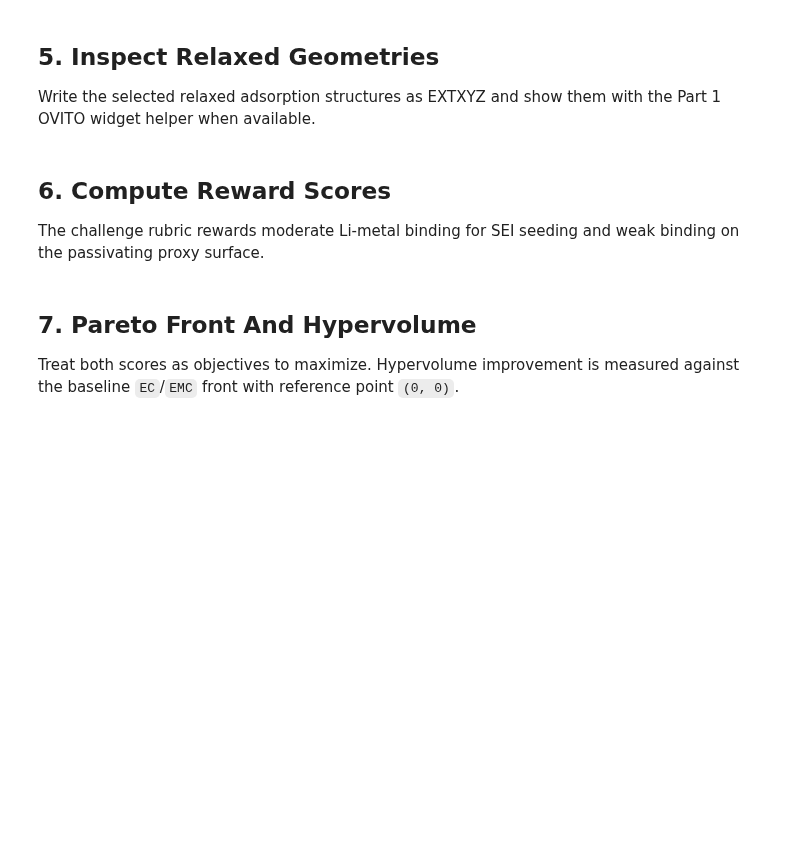
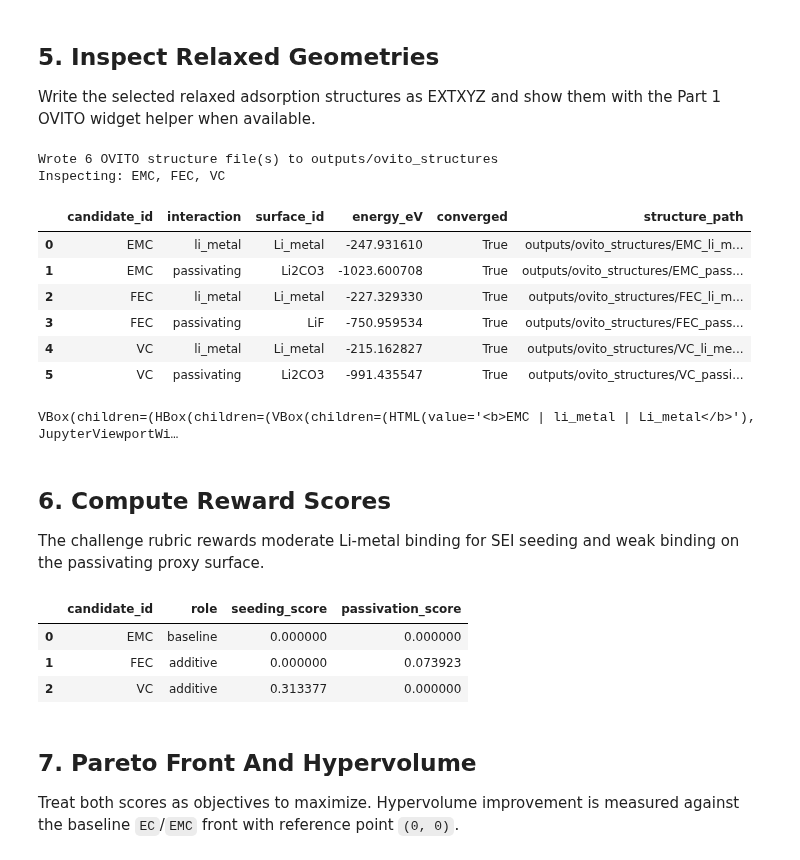
Before and after one commit to openhackathons-org/ALCHEMI-Bootcamp, a Jupyter notebook: challenge-sei/sei-pareto-challenge-solution.ipynb, the cells around one changed output. Cells and saved outputs as stored; diff of their text form; code cells hidden in the pictures; blank space fills up the shorter version.

Commit message:
update notebook markdown and limit molecule structures

```diff
--- a/challenge-sei/sei-pareto-challenge-solution.ipynb
+++ b/challenge-sei/sei-pareto-challenge-solution.ipynb
@@ -37,8 +21,9 @@ TOOLKIT_D3BJ = None
 BATCH_SIZE = 2
 
 SOLUTION_SETTINGS = {
-    "adsorption_height_A": 2.6,
-    "li_metal_adsorption_height_A": 2.1,
+    "min_adsorption_clearance_A": 1.6,
+    "vdw_height_scale": 0.66,
+    "surface_height_tolerance_A": 1.2,
     "gas_box_A": 20.0,
     "adsorption_site_limit": 3,
     "adsorption_azimuth_angles_deg": (0.0,),
@@ -46,10 +31,13 @@ SOLUTION_SETTINGS = {
     "frozen_surface_fraction": 0.5,
 }
 
-# Compact smoke-test panel. Add physical slab builders before using the full panel.
 EXAMPLE_SYSTEMS = (
     ("FEC", "li_metal"),
     ("FEC", "passivating"),
+    ("VC", "li_metal"),
+    ("VC", "passivating"),
+    ("EMC", "li_metal"),
+    ("EMC", "passivating"),
 )
 
 OUTPUT_DIR = Path("outputs")
@@ -276,22 +349,33 @@ Write the selected relaxed adsorption structures as EXTXYZ and show them with th
 # %%
 OVITO_STRUCTURE_DIR = OUTPUT_DIR / "ovito_structures"
 inspection_df = write_ovito_inspection_structures(combined_results, output_dir=OVITO_STRUCTURE_DIR)
 INSPECT_CANDIDATE_IDS = choose_inspection_candidates(binding_df)
 
 print(f"Wrote {len(inspection_df)} OVITO structure file(s) to {OVITO_STRUCTURE_DIR}")
 print("Inspecting:", ", ".join(INSPECT_CANDIDATE_IDS))
 display(inspection_df[inspection_df["candidate_id"].isin(INSPECT_CANDIDATE_IDS)])
 
 try:
     display_widgets_grid(
         inspection_widget_rows(inspection_df, INSPECT_CANDIDATE_IDS),
         width="390px",
         height="310px",
-        show_cell=True,
+        show_cell=False,
     )
 except Exception as exc:
     print(f"OVITO widget display unavailable: {type(exc).__name__}: {exc}")
     display(inspection_df[["candidate_id", "interaction", "surface_id", "structure_path"]])
+# %% [output]
+Wrote 6 OVITO structure file(s) to outputs/ovito_structures
+Inspecting: EMC, FEC, VC
+|  | candidate_id | interaction | surface_id | energy_eV | converged | structure_path |
+| 0 | EMC | li_metal | Li_metal | -247.931610 | True | outputs/ovito_structures/EMC_li_m... |
+| 1 | EMC | passivating | Li2CO3 | -1023.600708 | True | outputs/ovito_structures/EMC_pass... |
+| 2 | FEC | li_metal | Li_metal | -227.329330 | True | outputs/ovito_structures/FEC_li_m... |
+| 3 | FEC | passivating | LiF | -750.959534 | True | outputs/ovito_structures/FEC_pass... |
+| 4 | VC | li_metal | Li_metal | -215.162827 | True | outputs/ovito_structures/VC_li_me... |
+| 5 | VC | passivating | Li2CO3 | -991.435547 | True | outputs/ovito_structures/VC_passi... |
+VBox(children=(HBox(children=(VBox(children=(HTML(value='<b>EMC | li_metal | Li_metal</b>'), JupyterViewportWi…
 # %% [markdown]
 ## 6. Compute Reward Scores
 
@@ -302,6 +386,11 @@ scored_df["seeding_score"] = scored_df["E_bind_Li_eV"].map(seeding_score)
 scored_df["passivation_score"] = scored_df["E_bind_passivating_eV"].map(passivation_score)
 
 display(scored_df[["candidate_id", "role", "seeding_score", "passivation_score"]])
+# %% [output]
+|  | candidate_id | role | seeding_score | passivation_score |
+| 0 | EMC | baseline | 0.000000 | 0.000000 |
+| 1 | FEC | additive | 0.000000 | 0.073923 |
+| 2 | VC | additive | 0.313377 | 0.000000 |
 # %% [markdown]
 ## 7. Pareto Front And Hypervolume
 
```
Also changed, not shown: parts of 10 cells of this notebook, 12 other files.
